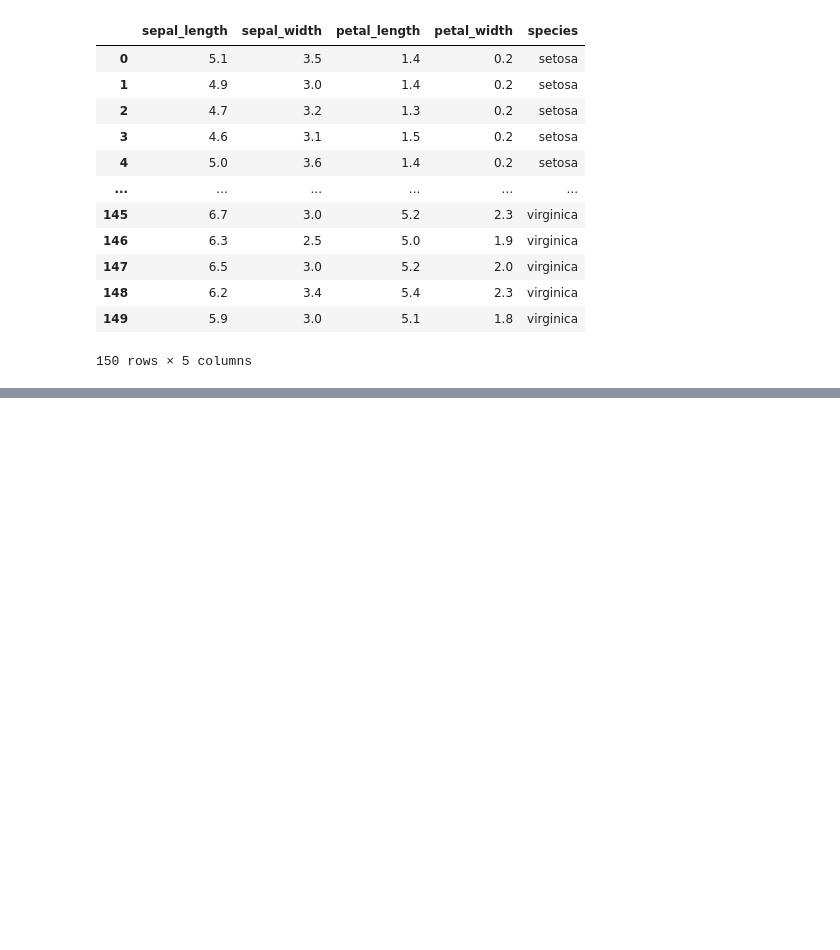
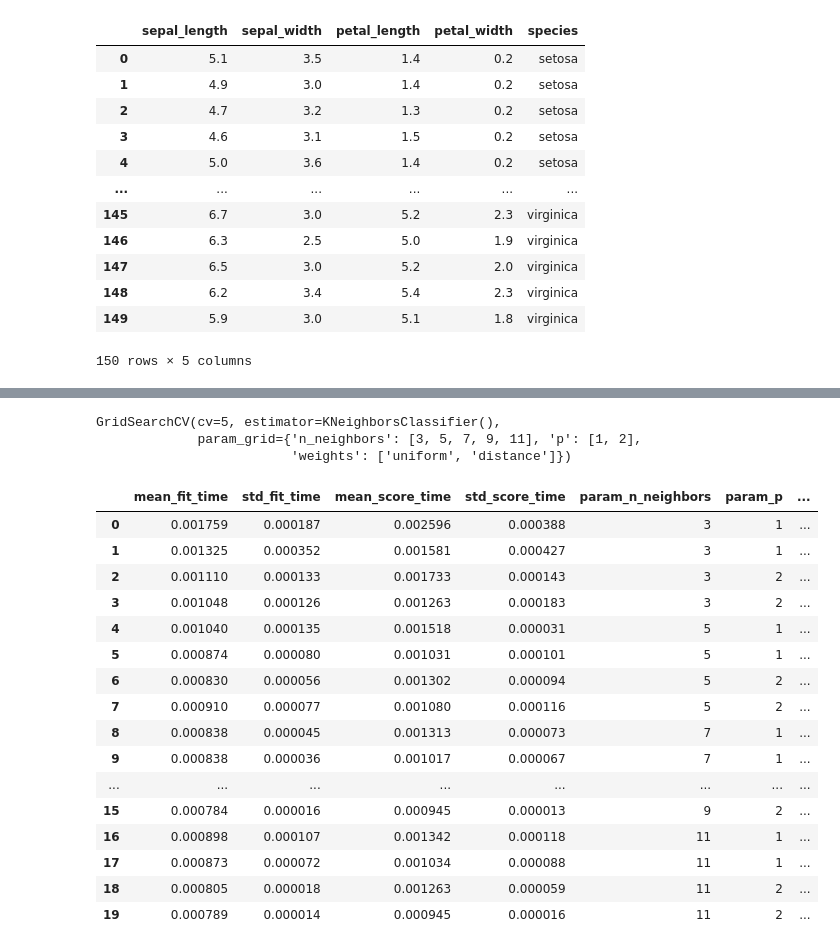
Before and after one commit to aadityakarn922/machine-learning-journey, a Jupyter notebook: GridsearchCV/gridsearchcv.ipynb, the cells around one changed output, grey strips where cells are left out. Drawn from its saved outputs; the diff is of its cells as text; code cells hidden in the pictures; blank space fills up the shorter version.

```diff
--- a/GridsearchCV/gridsearchcv.ipynb
+++ b/GridsearchCV/gridsearchcv.ipynb
@@ -41,0 +42,8 @@ model_knn.score(X_test,y_test)
+# %%
+from sklearn.svm import SVC
+
+
+model_svm = SVC(gamma= 'auto')
+
+
+model_svm.fit(X_train,y_train)
@@ -41,0 +123,41 @@ model_knn.score(X_test,y_test)
+# %%
+
+
+classifier_knn = GridSearchCV(
+    model_knn,
+    {
+        'n_neighbors': [3, 5, 7, 9, 11],
+        'weights': ['uniform', 'distance'],
+        'p': [1, 2]
+    },
+    cv=5,
+    return_train_score=False
+)
+# %%
+classifier_knn.fit(X_train,y_train)
+# %% [output]
+GridSearchCV(cv=5, estimator=KNeighborsClassifier(),
+             param_grid={'n_neighbors': [3, 5, 7, 9, 11], 'p': [1, 2],
+                         'weights': ['uniform', 'distance']})
+# %%
+results_knn=pd.DataFrame(classifier_knn.cv_results_)
+# %%
+results_knn
+# %% [output]
+|  | mean_fit_time | std_fit_time | mean_score_time | std_score_time | param_n_neighbors | param_p | ... |
+| 0 | 0.001759 | 0.000187 | 0.002596 | 0.000388 | 3 | 1 | ... |
+| 1 | 0.001325 | 0.000352 | 0.001581 | 0.000427 | 3 | 1 | ... |
+| 2 | 0.001110 | 0.000133 | 0.001733 | 0.000143 | 3 | 2 | ... |
+| 3 | 0.001048 | 0.000126 | 0.001263 | 0.000183 | 3 | 2 | ... |
+| 4 | 0.001040 | 0.000135 | 0.001518 | 0.000031 | 5 | 1 | ... |
+| 5 | 0.000874 | 0.000080 | 0.001031 | 0.000101 | 5 | 1 | ... |
+| 6 | 0.000830 | 0.000056 | 0.001302 | 0.000094 | 5 | 2 | ... |
+| 7 | 0.000910 | 0.000077 | 0.001080 | 0.000116 | 5 | 2 | ... |
+| 8 | 0.000838 | 0.000045 | 0.001313 | 0.000073 | 7 | 1 | ... |
+| 9 | 0.000838 | 0.000036 | 0.001017 | 0.000067 | 7 | 1 | ... |
+| ... | ... | ... | ... | ... | ... | ... | ... |
+| 15 | 0.000784 | 0.000016 | 0.000945 | 0.000013 | 9 | 2 | ... |
+| 16 | 0.000898 | 0.000107 | 0.001342 | 0.000118 | 11 | 1 | ... |
+| 17 | 0.000873 | 0.000072 | 0.001034 | 0.000088 | 11 | 1 | ... |
+| 18 | 0.000805 | 0.000018 | 0.001263 | 0.000059 | 11 | 2 | ... |
+| 19 | 0.000789 | 0.000014 | 0.000945 | 0.000016 | 11 | 2 | ... |
```
Also changed, not shown: parts of 16 cells of this notebook.
